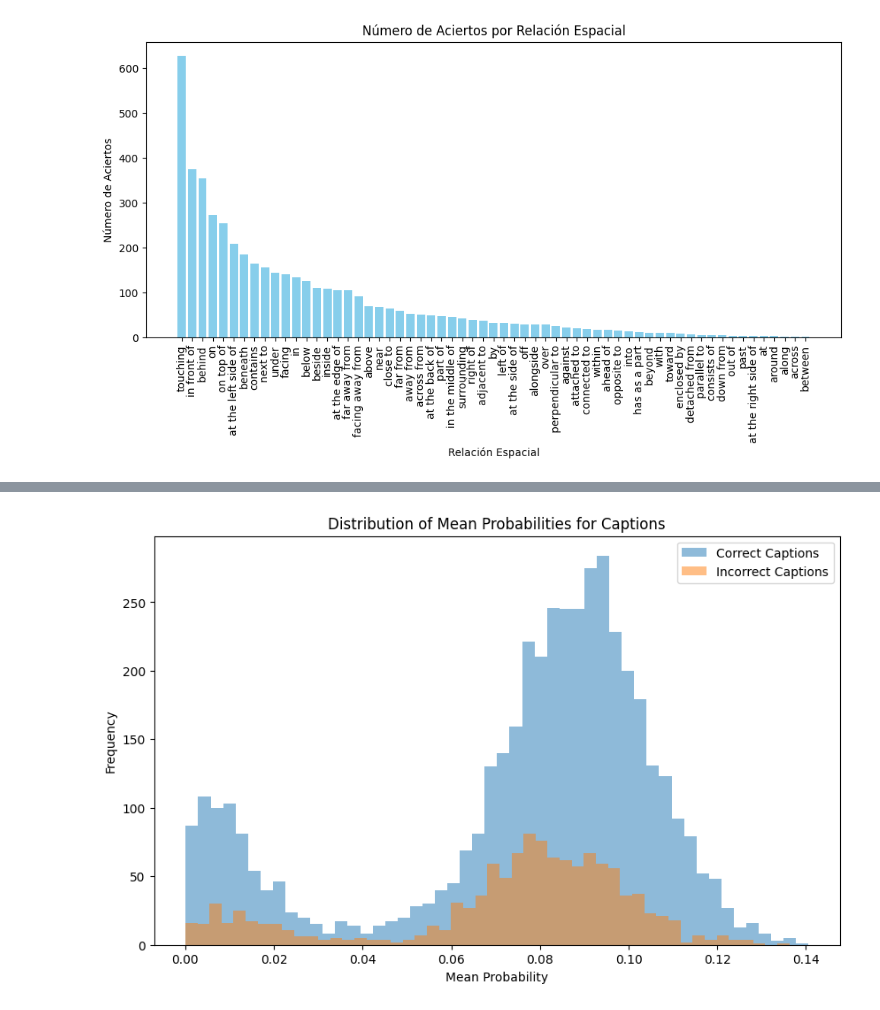
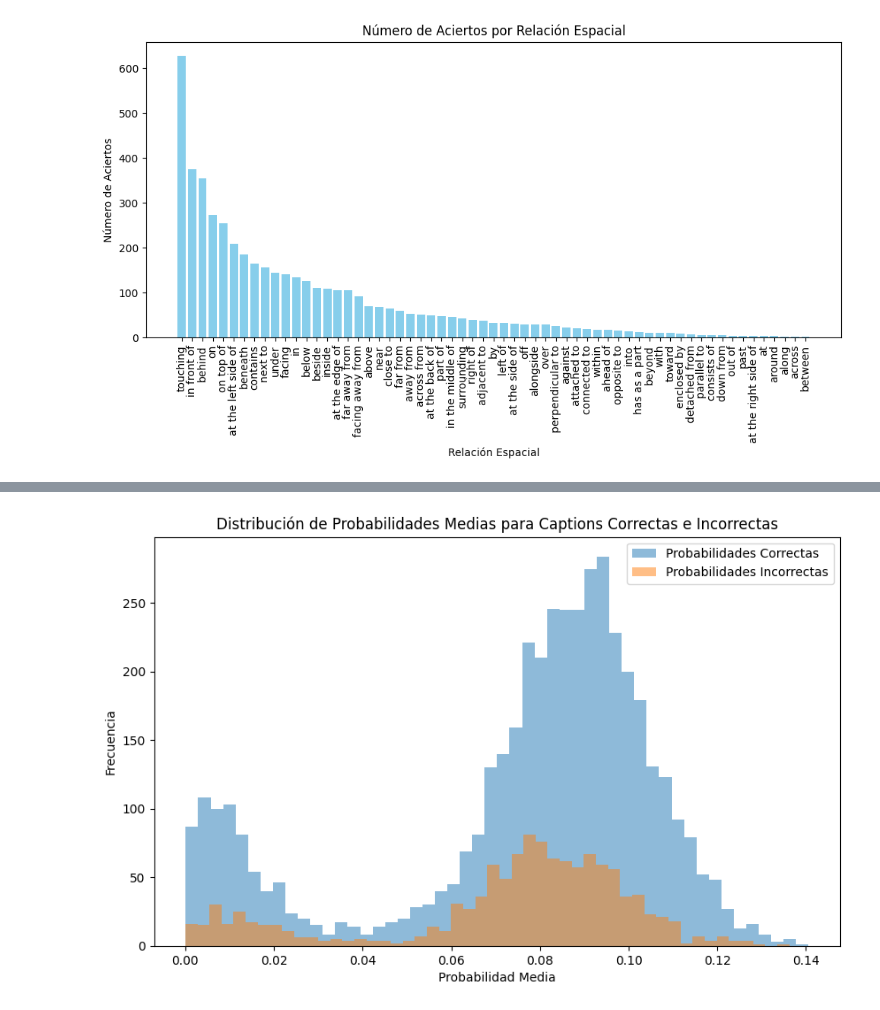
Before and after one commit to sarenales/VSR-Retrieval, a Jupyter notebook: Analisis_OFAVSR.ipynb, the cells around one changed output, grey strips where cells are left out. Saved outputs shown, nothing was run; the diff lists cells and outputs as text; code cells hidden in the pictures.

```diff
--- a/Analisis_OFAVSR.ipynb
+++ b/Analisis_OFAVSR.ipynb
@@ -876,7 +876,7 @@ for indice, (clave,valor) in enumerate(datos.items()):
 
   acierto_log = acierta(sum_logP,sum_logN)
   acierto_prob = acierta(prob_mediaP,prob_mediaN)
-  datos_filtrados_log.append({"relacionE": rel_esp, "acierto_log": acierto_log,"sum_logP":sum_logP, "prob_mediaP":prob_mediaP  })
+  datos_filtrados_log.append({"relacionE": rel_esp, "acierto_log": acierto_log,"sum_logP":sum_logP, "sum_logN":sum_logN  })
   datos_filtrados_prob.append({"relacionE": rel_esp, "acierto_prob": acierto_prob, "mean_probP":prob_mediaP, "mean_probN":prob_mediaN })
 # %%
 predicciones_correctas = sum(1 for instancia in datos_filtrados_log if instancia["acierto_log"] == 1)
@@ -932,18 +950,18 @@ plt.show()
 # %%
 import matplotlib.pyplot as plt
 import numpy as np
 
 correct_probs = [item['mean_probP'] for item in datos_filtrados_prob if item['acierto_prob'] == 1]
 incorrect_probs = [item['mean_probN'] for item in datos_filtrados_prob if item['acierto_prob'] == 0]
 
 
 plt.figure(figsize=(10, 6))
-plt.hist(correct_probs, bins=50, alpha=0.5, label='Correct Captions')
-plt.hist(incorrect_probs, bins=50, alpha=0.5, label='Incorrect Captions')
+plt.hist(correct_probs, bins=50, alpha=0.5, label='Probabilidades Correctas')
+plt.hist(incorrect_probs, bins=50, alpha=0.5, label='Probabilidades Incorrectas')
 plt.legend(loc='upper right')
-plt.xlabel('Mean Probability')
-plt.ylabel('Frequency')
-plt.title('Distribution of Mean Probabilities for Captions')
+plt.xlabel('Probabilidad Media')
+plt.ylabel('Frecuencia')
+plt.title('Distribución de Probabilidades Medias para Captions Correctas e Incorrectas')
 plt.show()
 # %% [output]
-[figure, old version]
+[figure, new version]
```
Also changed, not shown: parts of 1 cell of this notebook.
